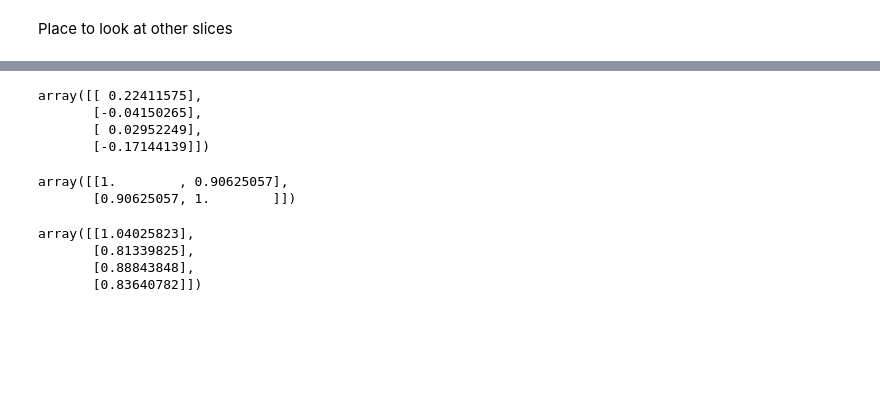
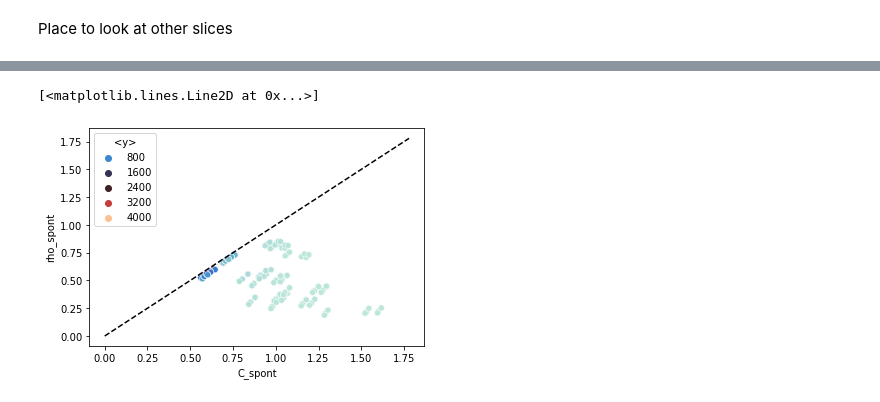
Before and after one commit to s-iyengar/StochFiniteDiffs, a Jupyter notebook: nofb_pointsplot.ipynb, the cells around one changed output, grey strips where cells are left out. Cells and saved outputs as stored; diff of their text form; code cells hidden in the pictures; blank space fills up the shorter version.

Commit message:
Split tests and constant point generation

```diff
--- a/nofb_pointsplot.ipynb
+++ b/nofb_pointsplot.ipynb
@@ -153,21 +100,12 @@ e = (np.eye(4)-H)@a
-# %%
-e
-# %% [output]
-array([[ 0.22411575],
-       [-0.04150265],
-       [ 0.02952249],
-       [-0.17144139]])
-# %%
-np.corrcoef(e,a,rowvar=False)
-# %% [output]
-array([[1.        , 0.90625057],
-       [0.90625057, 1.        ]])
-# %%
-a
-# %% [output]
-array([[1.04025823],
-       [0.81339825],
-       [0.88843848],
-       [0.83640782]])
-# %%
-df["usedparams"] = df["usedparams"].apply(lambda x: [i for i in x.strip('[]').split(',')])
+# %%
+df['rho_spont'] = df["cov(x,y)"]/np.sqrt(df["Var(x)"]*df["Var(y)"])
+df['C_spont'] = (np.sqrt(df["Var(y)"])/df["<y>"])/(np.sqrt(df["Var(x)"])/df["<x>"])
+# %%
+#bounds = 0.9*df['C_spont'].min(),1.1*df['C_spont'].max()
+bounds=0,1.1*df['C_spont'].max()
+t=np.linspace(bounds[0],bounds[1])
+sns.scatterplot(data=df,x='C_spont',y='rho_spont',hue='<y>',palette='icefire')
+plt.plot(t,t,'k--')
+# %% [output]
+[<matplotlib.lines.Line2D at 0x...>]
+[figure, added]
```
Also changed, not shown: parts of 18 cells of this notebook, 1 other file.
